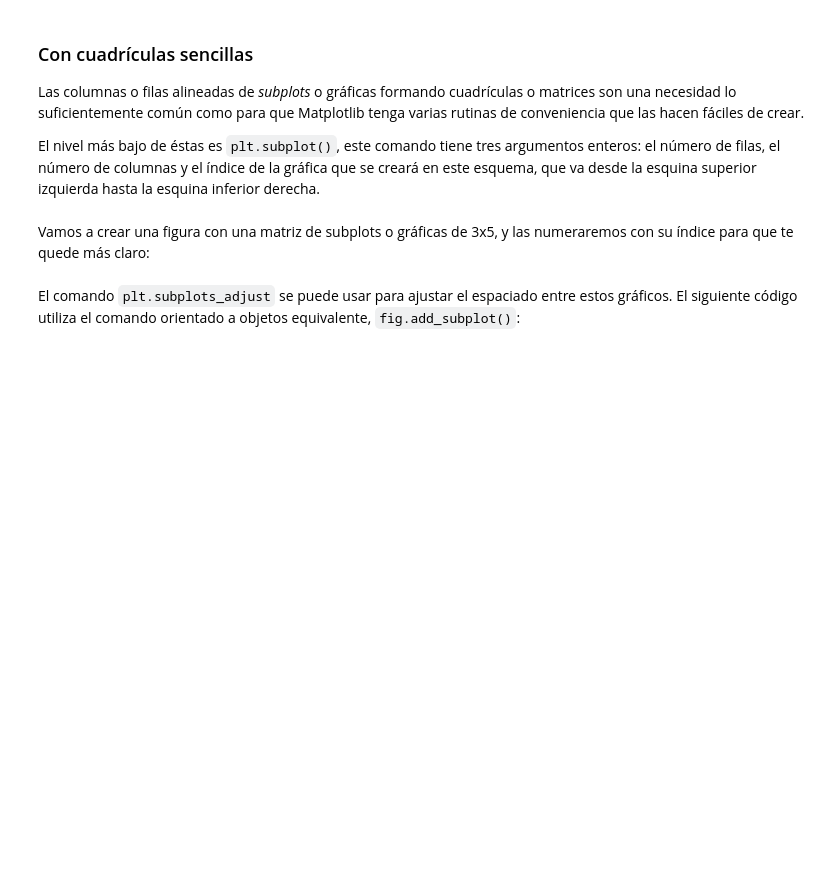
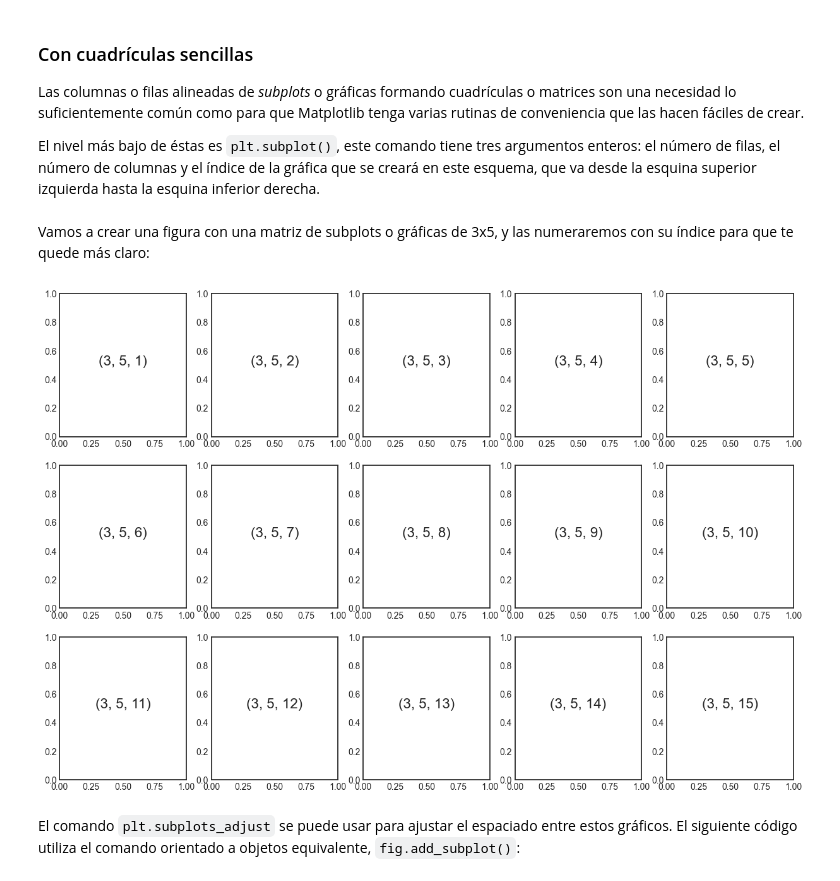
Before and after one commit to MHHsim/DS-Online-Marta-Harana, a Jupyter notebook: 03_Data_Analysis/Sprint_08/Unidad_01_Visualizacion_Basica_Matplotlib/01_Workout/03_Subplots.ipynb, the cells around one changed output. Cells and saved outputs as stored; diff of their text form; code cells hidden in the pictures; blank space fills up the shorter version.

```diff
--- a/03_Data_Analysis/Sprint_08/Unidad_01_Visualizacion_Basica_Matplotlib/01_Workout/03_Subplots.ipynb
+++ b/03_Data_Analysis/Sprint_08/Unidad_01_Visualizacion_Basica_Matplotlib/01_Workout/03_Subplots.ipynb
@@ -44,6 +58,13 @@ Las columnas o filas alineadas de *subplots* o gráficas formando cuadrículas o
 El nivel más bajo de éstas es ``plt.subplot()``, este comando tiene tres argumentos enteros: el número de filas, el número de columnas y el índice de la gráfica que se creará en este esquema, que va desde la esquina superior izquierda hasta la esquina inferior derecha.
 # %% [markdown]
 Vamos a crear una figura con una matriz de subplots o gráficas de 3x5, y las numeraremos con su índice para que te quede más claro:
+# %%
+plt.figure(figsize=(15,10))
+for i in range(1,16):
+    plt.subplot(3,5,i)
+    plt.text(0.5, 0.5, str((3,5,i)), fontsize = 16, ha="center")
+# %% [output]
+[figure, added]
 # %% [markdown]
 El comando ``plt.subplots_adjust`` se puede usar para ajustar el espaciado entre estos gráficos.
 El siguiente código utiliza el comando orientado a objetos equivalente, ``fig.add_subplot()``:
```
Also changed, not shown: parts of 10 cells of this notebook.
